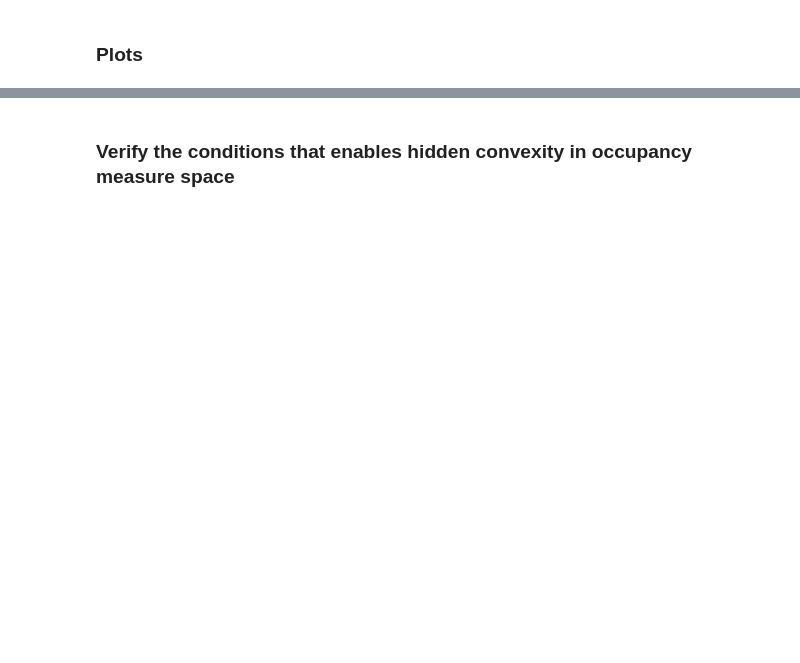
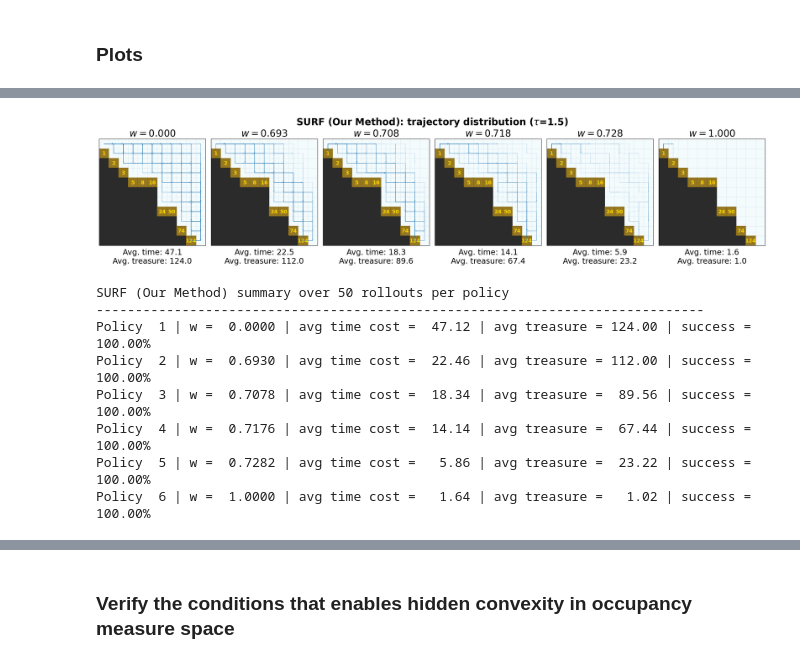
Before and after one commit to Liuyuan999/MOO_Uniform_PF, a Jupyter notebook: DST/Policy_update_DST_with_baseline.ipynb, the cells around one changed output, grey strips where cells are left out. Cells and saved outputs as stored; diff of their text form; code cells hidden in the pictures; blank space fills up the shorter version.

```diff
--- a/DST/Policy_update_DST_with_baseline.ipynb
+++ b/DST/Policy_update_DST_with_baseline.ipynb
@@ -3464,7 +3319,7 @@ def plot_policy_trajectories_separately(
     model,
     policy_sol_list,
     tau,
-    method_name="CDF Refinement (Our Method)",
+    method_name="SURF Refinement (Our Method)",
     n_rollouts=30,
     max_steps=80,
     panel_width=3.6,
@@ -3722,9 +3577,9 @@ out_cdf = solve_cdf_refinement_policy(
     gamma=gamma,
     tau=tau,
     pi_ref=pi_ref,
-    max_outer_iters=100,
+    max_outer_iters=30,
     alpha=0.3,
-    inner_maxiter=30,
+    inner_maxiter=100,
     inner_lr=0.02,
     logits0=sol0["logits"],
     logits1=sol1["logits"],
@@ -3739,20 +3594,11 @@ out_uni = run_equispace_weights_policy_baseline(
     N_points=N,
     P=P, R=R, rho0=rho0,
     gamma=gamma, tau=tau, pi_ref=pi_ref,
-    inner_maxiter=30*30, inner_lr=0.02,
+    inner_maxiter=30*100, inner_lr=0.02,
     logits0=sol0["logits"], logits1=sol1["logits"],
 )
 pf_uni = out_uni["pf"]
 
-# Random baseline
-# out_rand = run_random_weights_policy_baseline(
-#     N_points=N,
-#     P=P, R=R, rho0=rho0,
-#     gamma=gamma, tau=tau, pi_ref=pi_ref,
-#     seed=0,
-#     inner_maxiter=30*30, inner_lr=0.02,
-# )
-# pf_rand = out_rand["pf"]
 
 out_ols = run_ols_policy_baseline(
     N_points=N,
@@ -3762,7 +3608,7 @@ out_ols = run_ols_policy_baseline(
     gamma=gamma,
     tau=tau,
     pi_ref=pi_ref,
-    inner_maxiter=30*30,
+    inner_maxiter=30*100,
     inner_lr=0.02,
     inner_tol=1e-8,
     epsilon_ols=1e-6,
@@ -3775,8 +3621,6 @@ out_ols = run_ols_policy_baseline(
 
 pf_ols = out_ols["pf"]
 
-# logits_soup = w * sol0["logits"] + (1 - w) * sol1["logits"]
-# pi_soup = softmax(logits_soup, axis=-1)
 out_soup = run_soup_weights_measure_baseline(
     N_points=N,
     R=R,
@@ -3797,17 +3641,14 @@ out_umod = run_umod_policy_baseline_faithful(
     tau=tau,
     pi_ref=pi_ref,
     logits0=sol0["logits"],
-    logits1=sol1["logits"],          # optional fallback
-    inner_maxiter=300,
-    inner_lr=0.005,
-    inner_tol=1e-8,
-    max_outer_iters=100,
-    pf_model_hidden=64,
-    pf_model_epochs=200,
-    pf_model_lr=0.005,
+    logits1=sol1["logits"],
+    inner_maxiter=100,
+    inner_lr=0.02,
+    max_outer_iters=30,
+    pf_model_epochs=100,
     Nopt=200,
-    theta_step=0.005,
-    target="pf_reg_reward",
+    theta_step=1e-2,
+    theta_eps=1e-3,   # try 5e-3 if endpoint duplicates remain
     device=DEVICE,
     verbose=True,
 )
@@ -3867,14 +3697,24 @@ cdf_err, umod_err = plot_error_convergence_compare(
 # %%
 results_cdf_last = out_cdf["policy_history"][-1]
 
 stats_cdf = plot_policy_trajectories_separately(
     model,
     results_cdf_last,
     tau=tau,
-    method_name="CDF Refinement (Our Method)",
-    n_rollouts=200,
+    method_name="SURF (Our Method)",
+    n_rollouts=50,
     max_steps=200,
 )
+# %% [output]
+[figure, added]
+SURF (Our Method) summary over 50 rollouts per policy
+------------------------------------------------------------------------------
+Policy  1 | w =  0.0000 | avg time cost =  47.12 | avg treasure = 124.00 | success = 100.00%
+Policy  2 | w =  0.6930 | avg time cost =  22.46 | avg treasure = 112.00 | success = 100.00%
+Policy  3 | w =  0.7078 | avg time cost =  18.34 | avg treasure =  89.56 | success = 100.00%
+Policy  4 | w =  0.7176 | avg time cost =  14.14 | avg treasure =  67.44 | success = 100.00%
+Policy  5 | w =  0.7282 | avg time cost =   5.86 | avg treasure =  23.22 | success = 100.00%
+Policy  6 | w =  1.0000 | avg time cost =   1.64 | avg treasure =   1.02 | success = 100.00%
 # %%
 def get_results_list(obj):
     if isinstance(obj, dict) and "results" in obj:
```
Also changed, not shown: parts of 38 cells of this notebook.
